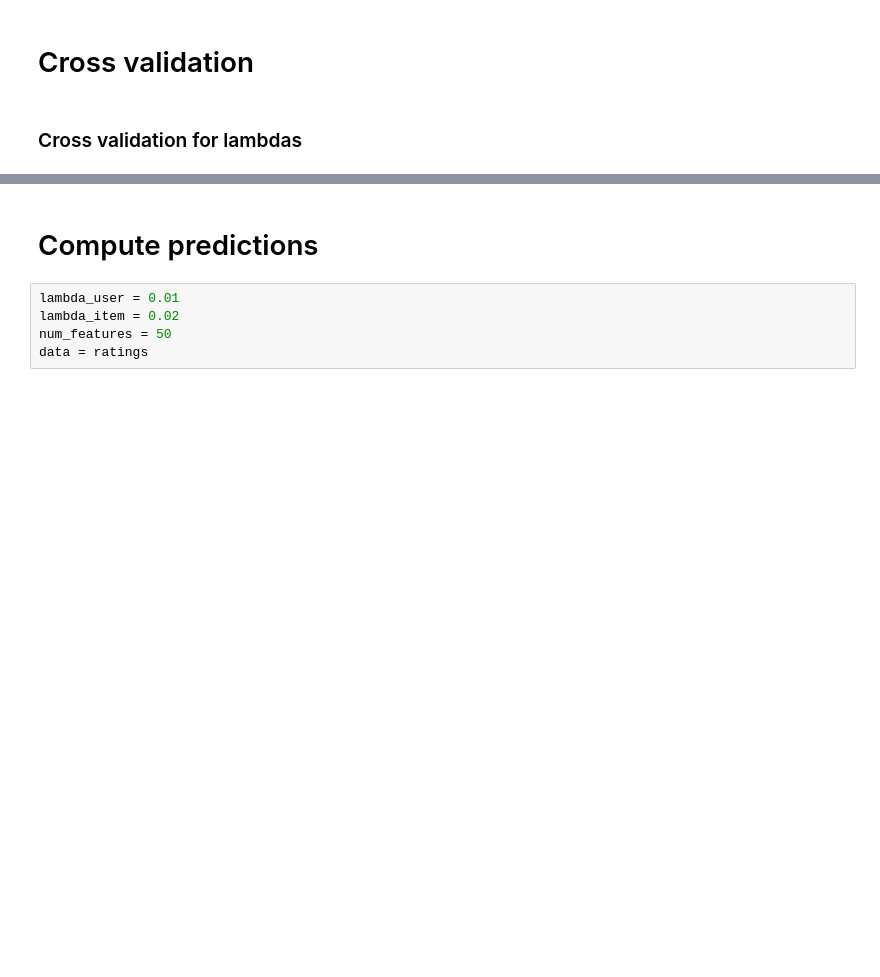
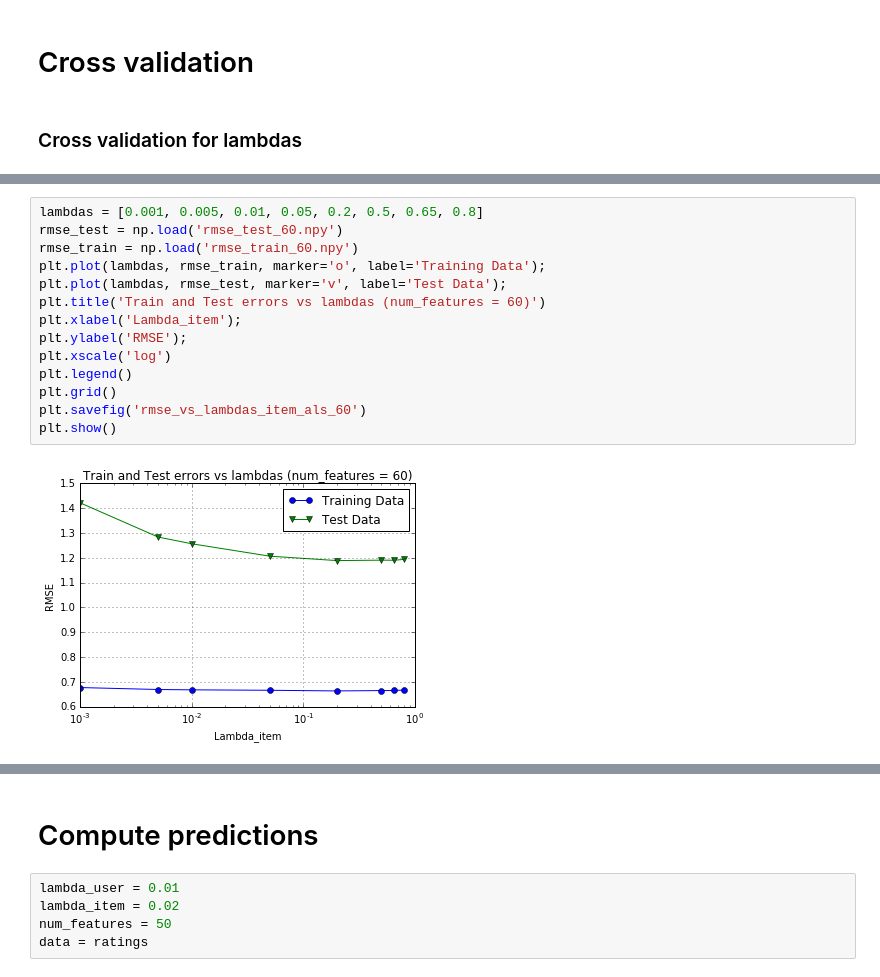
Before and after one commit to michaelheiniger/pcml-project2, a Jupyter notebook: python/als.ipynb, the cells around one changed output, grey strips where cells are left out. Cells and saved outputs as stored; diff of their text form; blank space fills up the shorter version.

```diff
--- a/python/ex10.ipynb
+++ b/python/als.ipynb
@@ -208,0 +228,16 @@ KeyboardInterrupt:
+# %%
+lambdas = [0.001, 0.005, 0.01, 0.05, 0.2, 0.5, 0.65, 0.8]
+rmse_test = np.load('rmse_test_60.npy')
+rmse_train = np.load('rmse_train_60.npy')
+plt.plot(lambdas, rmse_train, marker='o', label='Training Data');
+plt.plot(lambdas, rmse_test, marker='v', label='Test Data');
+plt.title('Train and Test errors vs lambdas (num_features = 60)')
+plt.xlabel('Lambda_item');
+plt.ylabel('RMSE');
+plt.xscale('log')
+plt.legend()
+plt.grid()
+plt.savefig('rmse_vs_lambdas_item_als_60')
+plt.show()
+# %% [output]
+[figure, added]
```
Also changed, not shown: parts of 8 cells of this notebook, 14 other files.
